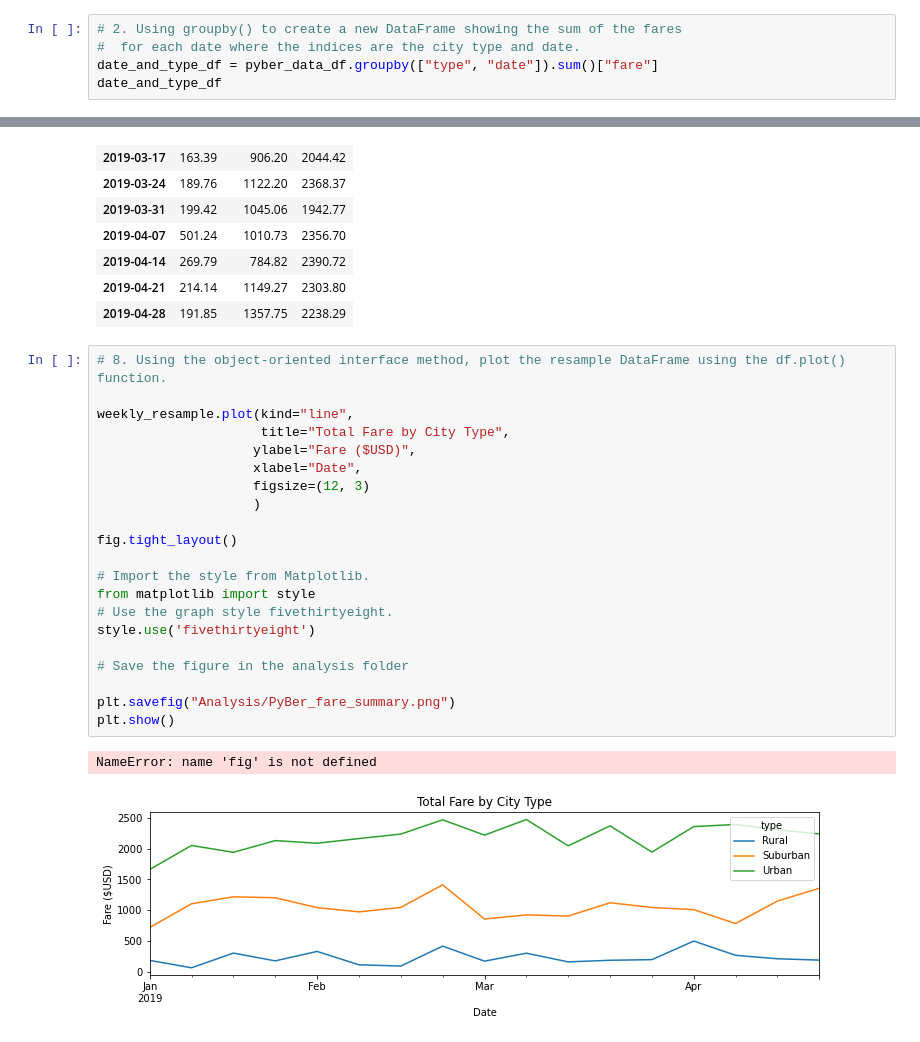
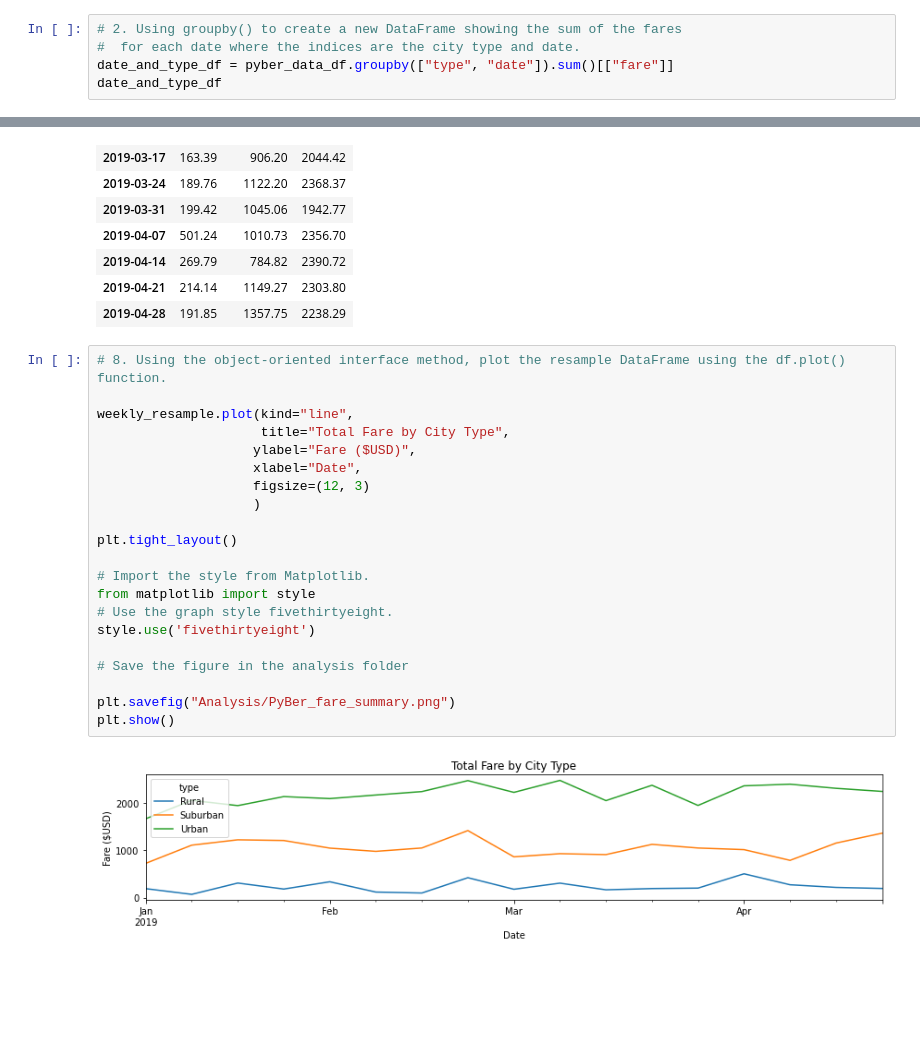
Before and after one commit to bessobrien/PyBer_Analysis, a Jupyter notebook: PyBer_Challenge.ipynb, the cells around one changed output, grey strips where cells are left out. Saved outputs shown, nothing was run; the diff lists cells and outputs as text; blank space fills up the shorter version.

```diff
--- a/PyBer_Challenge.ipynb
+++ b/PyBer_Challenge.ipynb
@@ -136,6 +136,6 @@ Urban                     $16.57
 # %%
 # 2. Using groupby() to create a new DataFrame showing the sum of the fares
 #  for each date where the indices are the city type and date.
-date_and_type_df = pyber_data_df.groupby(["type", "date"]).sum()["fare"]
+date_and_type_df = pyber_data_df.groupby(["type", "date"]).sum()[["fare"]]
 date_and_type_df
 # %% [output]
@@ -248,24 +249,23 @@ weekly_resample
 # %%
 # 8. Using the object-oriented interface method, plot the resample DataFrame using the df.plot() function.
 
 weekly_resample.plot(kind="line",
                      title="Total Fare by City Type",
                     ylabel="Fare ($USD)",
                     xlabel="Date",
                     figsize=(12, 3)
                     )
 
-fig.tight_layout()
+plt.tight_layout()
 
 # Import the style from Matplotlib.
 from matplotlib import style
 # Use the graph style fivethirtyeight.
 style.use('fivethirtyeight')
 
 # Save the figure in the analysis folder
 
 plt.savefig("Analysis/PyBer_fare_summary.png")
 plt.show()
 # %% [output]
-NameError: name 'fig' is not defined
-[figure, old version]
+[figure, new version]
```
Also changed, not shown: parts of 1 cell of this notebook.
